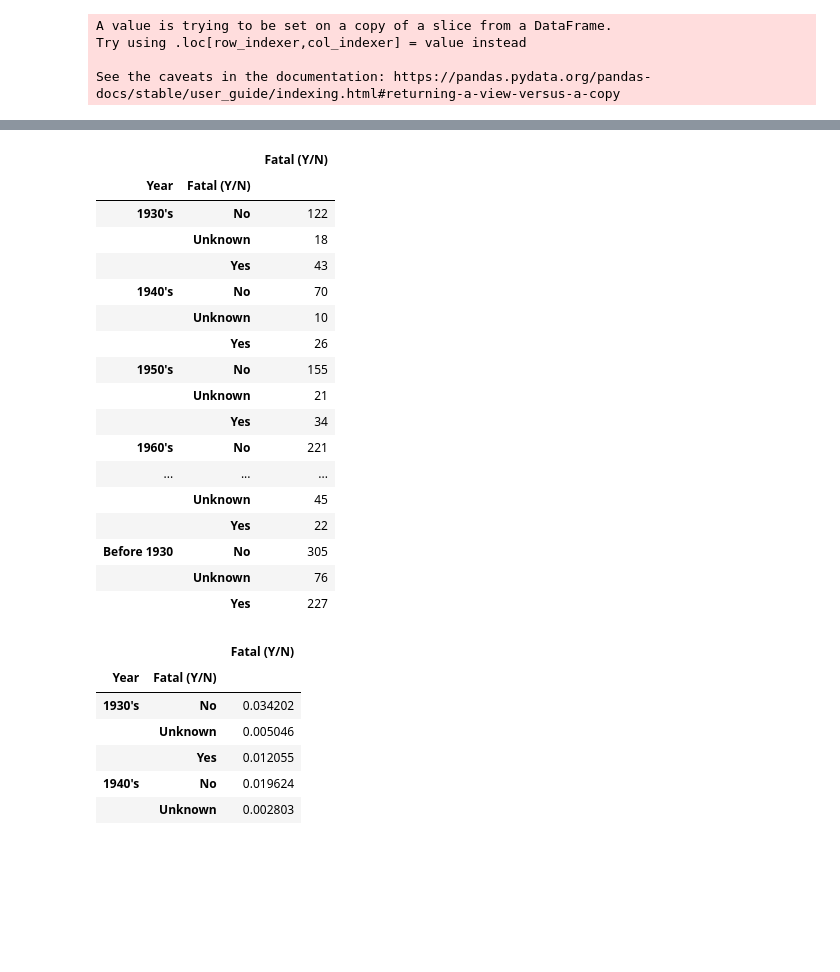
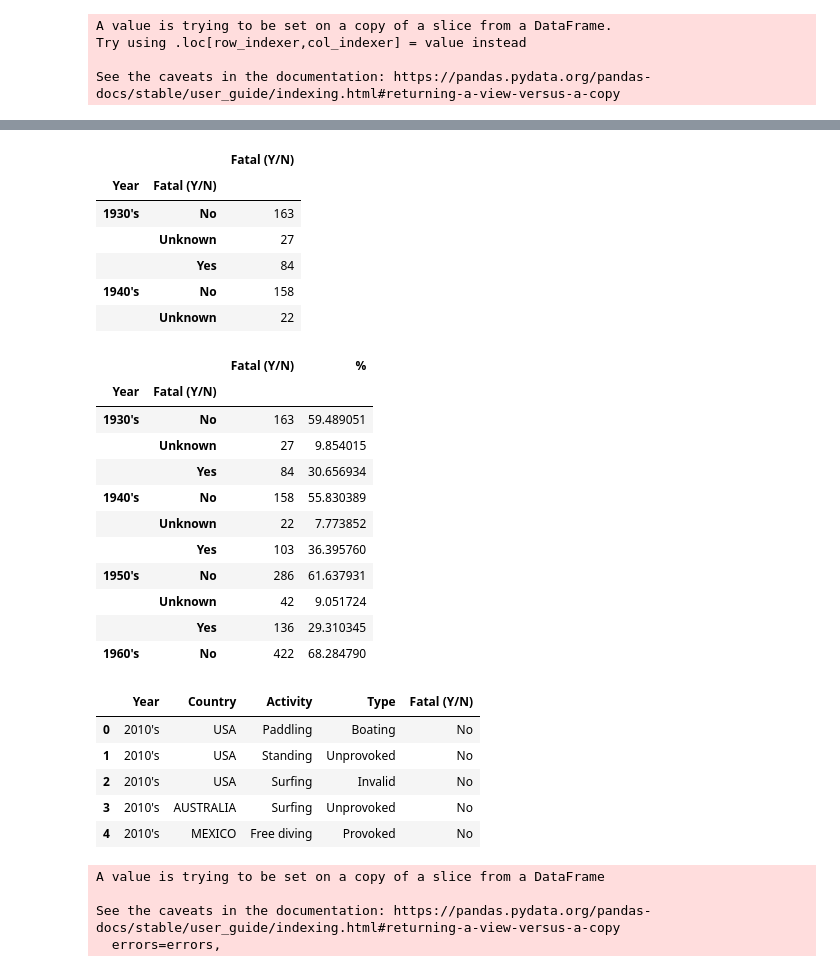
Before and after one commit to Jorge-Doncel/Shark, a Jupyter notebook: Untitled.ipynb, the cells around one changed output, grey strips where cells are left out. Saved outputs shown, nothing was run; the diff lists cells and outputs as text; code cells hidden in the pictures; blank space fills up the shorter version.

```diff
--- a/Untitled.ipynb
+++ b/Untitled.ipynb
@@ -235,33 +233,52 @@ dfin.head()
 # %%
+
 new2 = dfin.groupby(["Year", "Fatal (Y/N)"]).agg({"Fatal (Y/N)":"count"})
-new2
+
+new2.head()
 # %% [output]
 |  |  | Fatal (Y/N) |
 | Year | Fatal (Y/N) |  |
-| 1930's | No | 122 |
-|  | Unknown | 18 |
-|  | Yes | 43 |
-| 1940's | No | 70 |
-|  | Unknown | 10 |
-|  | Yes | 26 |
-| 1950's | No | 155 |
-|  | Unknown | 21 |
-|  | Yes | 34 |
-| 1960's | No | 221 |
-| ... | ... | ... |
-|  | Unknown | 45 |
-|  | Yes | 22 |
-| Before 1930 | No | 305 |
-|  | Unknown | 76 |
-|  | Yes | 227 |
+| 1930's | No | 163 |
+|  | Unknown | 27 |
+|  | Yes | 84 |
+| 1940's | No | 158 |
+|  | Unknown | 22 |
 # %%
-new = dfin.groupby(["Year", "Fatal (Y/N)"]).agg({"Fatal (Y/N)":"count"})/new2.sum()
-new.head()
+groupped_data = dfin.groupby(["Year", "Fatal (Y/N)"]).agg({"Fatal (Y/N)":"count"})
+groupped_data["%"] = groupped_data.apply(lambda x:  100*x / x.sum())
+
+
+groupped_data["%"] = groupped_data.groupby(level=0).apply(
+     lambda x:  100*x / x.sum()
+)
+groupped_data.head(10)
 # %% [output]
-|  |  | Fatal (Y/N) |
-| Year | Fatal (Y/N) |  |
-| 1930's | No | 0.034202 |
-|  | Unknown | 0.005046 |
-|  | Yes | 0.012055 |
-| 1940's | No | 0.019624 |
-|  | Unknown | 0.002803 |
+|  |  | Fatal (Y/N) | % |
+| Year | Fatal (Y/N) |  |  |
+| 1930's | No | 163 | 59.489051 |
+|  | Unknown | 27 | 9.854015 |
+|  | Yes | 84 | 30.656934 |
+| 1940's | No | 158 | 55.830389 |
+|  | Unknown | 22 | 7.773852 |
+|  | Yes | 103 | 36.395760 |
+| 1950's | No | 286 | 61.637931 |
+|  | Unknown | 42 | 9.051724 |
+|  | Yes | 136 | 29.310345 |
+| 1960's | No | 422 | 68.284790 |
+# %%
+dfin.head()
+# %% [output]
+|  | Year | Country | Activity | Type | Fatal (Y/N) |
+| 0 | 2010's | USA | Paddling | Boating | No |
+| 1 | 2010's | USA | Standing | Unprovoked | No |
+| 2 | 2010's | USA | Surfing | Invalid | No |
+| 3 | 2010's | AUSTRALIA | Surfing | Unprovoked | No |
+| 4 | 2010's | MEXICO | Free diving | Provoked | No |
+# %%
+indexNames = dfin[(dfin['Country'] != "USA") & (dfin['Country'] != "AUSTRALIA")].index
+dfin.drop(indexNames , inplace=True)
+# %% [output]
+A value is trying to be set on a copy of a slice from a DataFrame
+
+See the caveats in the documentation: https://pandas.pydata.org/pandas-docs/stable/user_guide/indexing.html#returning-a-view-versus-a-copy
+  errors=errors,
```
Also changed, not shown: parts of 52 cells of this notebook.
